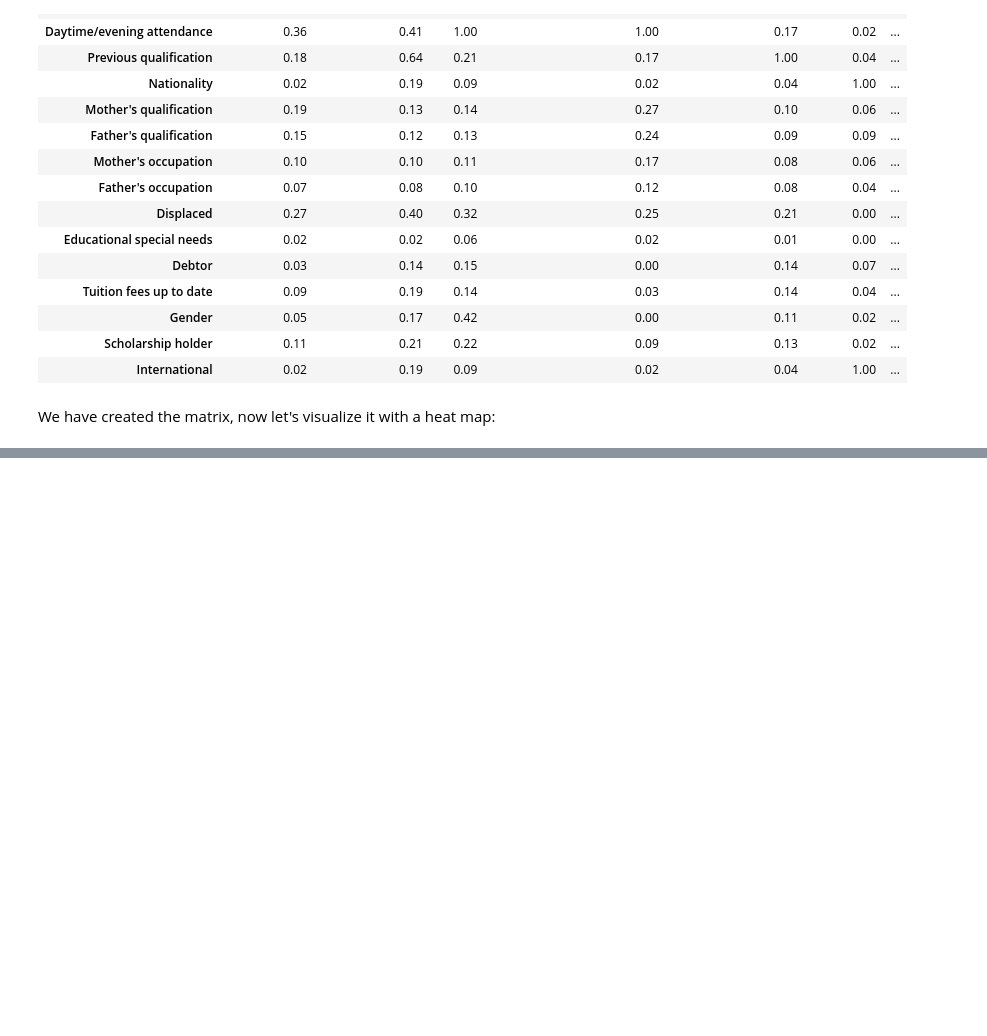
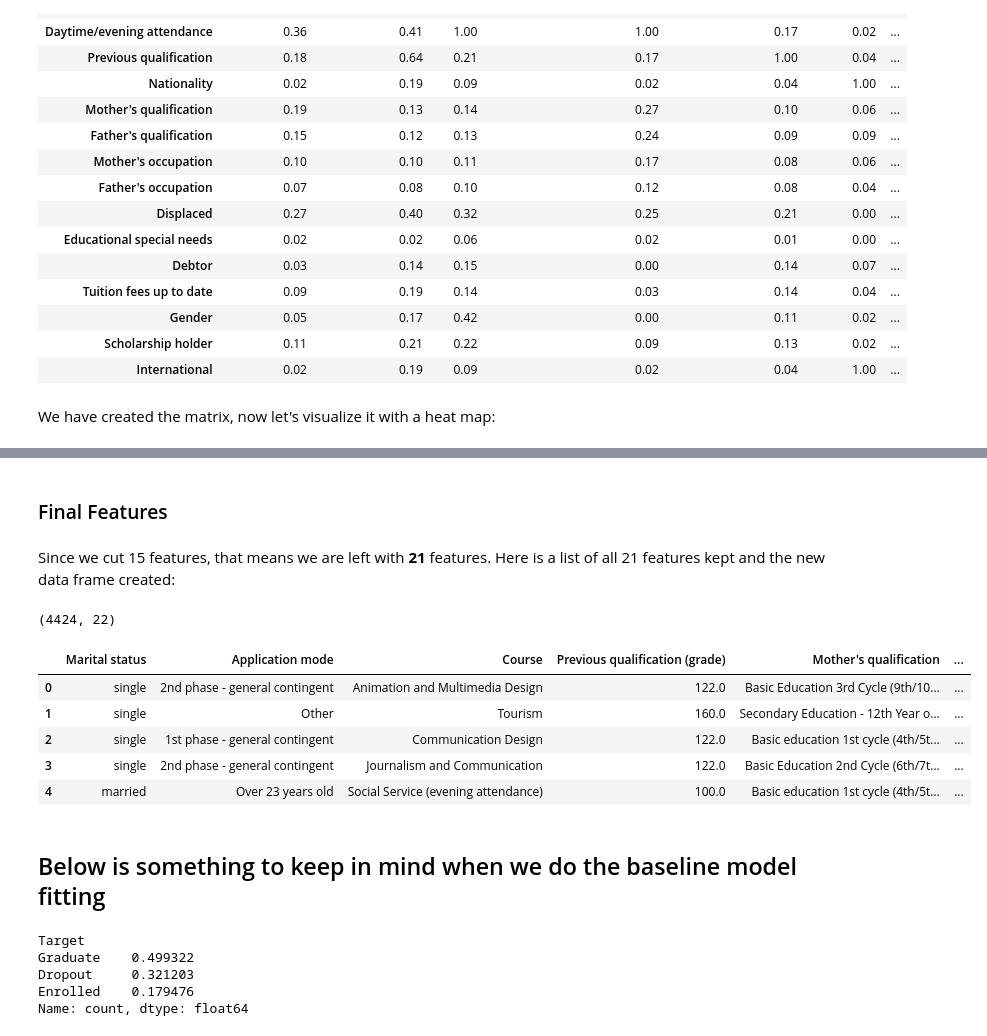
Before and after one commit to jacksonSmall/Airbnb-Room-Analysis, a Jupyter notebook: binning.ipynb, the cells around one changed output, grey strips where cells are left out. Cells and saved outputs as stored; diff of their text form; code cells hidden in the pictures; blank space fills up the shorter version.

```diff
--- a/binning.ipynb
+++ b/binning.ipynb
@@ -485,0 +616,39 @@ plt.show()
+# %% [markdown]
+### Final Features
+# %% [markdown]
+Since we cut 15 features, that means we are left with **21** features. Here is a list of all 21 features kept and the new data frame created:
+# %%
+# List with index of features we cut:
+cut_features = [2, 4, 5, 7, 23, 26, 27, 28, 29, 30, 31, 32, 33, 34, 35]
+
+# Verifying we have the correct list of features to cut
+# df_renamed.columns[cut_features]
+
+# Dropping the features we cut
+df_reduced = df_renamed.drop(columns=df_renamed.columns[cut_features])
+
+# Verifying the shape of the new dataframe
+print(df_reduced.shape)
+df_reduced.head()
+# %% [output]
+(4424, 22)
+|  | Marital status | Application mode | Course | Previous qualification (grade) | Mother's qualification | ... |
+| 0 | single | 2nd phase - general contingent | Animation and Multimedia Design | 122.0 | Basic Education 3rd Cycle (9th/10... | ... |
+| 1 | single | Other | Tourism | 160.0 | Secondary Education - 12th Year o... | ... |
+| 2 | single | 1st phase - general contingent | Communication Design | 122.0 | Basic education 1st cycle (4th/5t... | ... |
+| 3 | single | 2nd phase - general contingent | Journalism and Communication | 122.0 | Basic Education 2nd Cycle (6th/7t... | ... |
+| 4 | married | Over 23 years old | Social Service (evening attendance) | 100.0 | Basic education 1st cycle (4th/5t... | ... |
+# %% [markdown]
+## Below is something to keep in mind when we do the baseline model fitting
+# %%
+# Percentage of each class
+df_renamed["Target"].value_counts()/df_renamed["Target"].value_counts().sum()
+# WHEN SPLITTING THE DATA, MAKE SURE TO STRATIFY BY TARGET
+# Perhaps do different techniques to deal with unbalanced data
+# SMOTE and Stratified KFold are good techniques to use
+# %% [output]
+Target
+Graduate    0.499322
+Dropout     0.321203
+Enrolled    0.179476
+Name: count, dtype: float64
```
Also changed, not shown: parts of 24 cells of this notebook.
